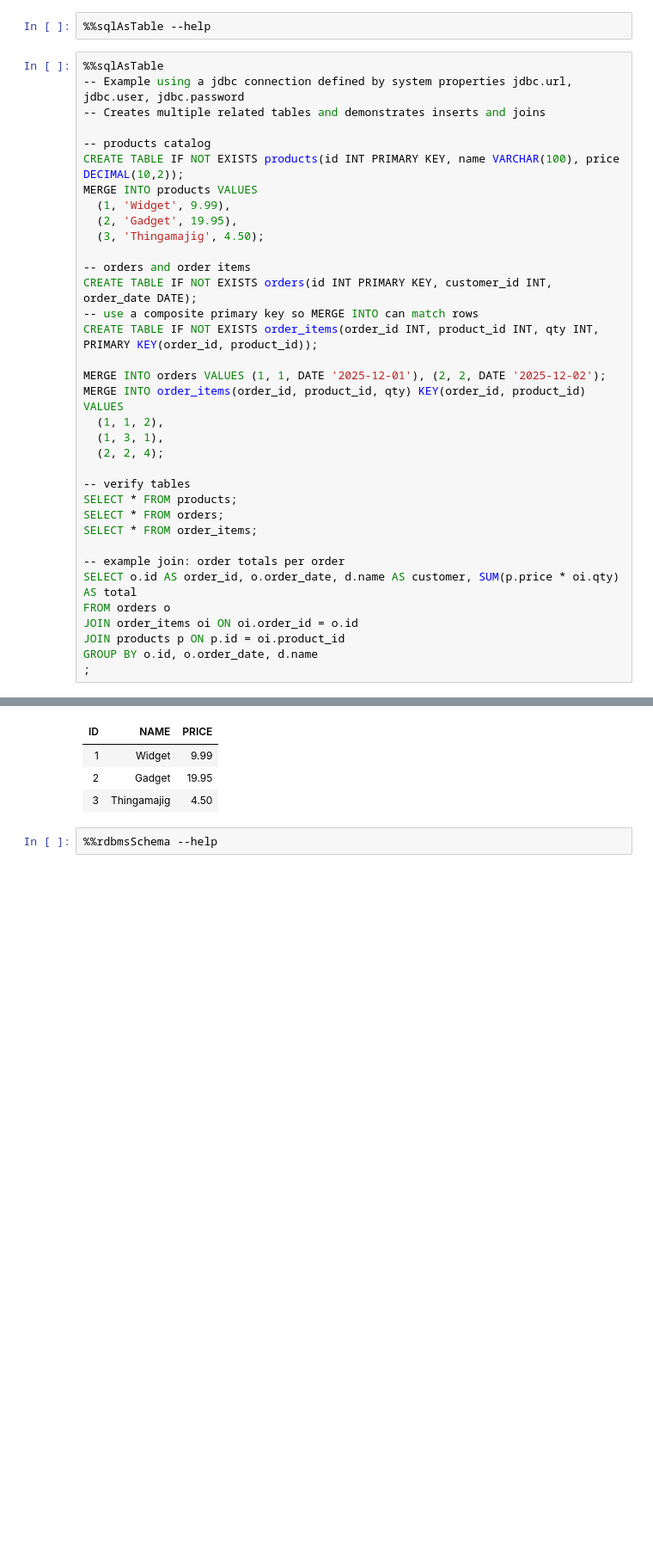
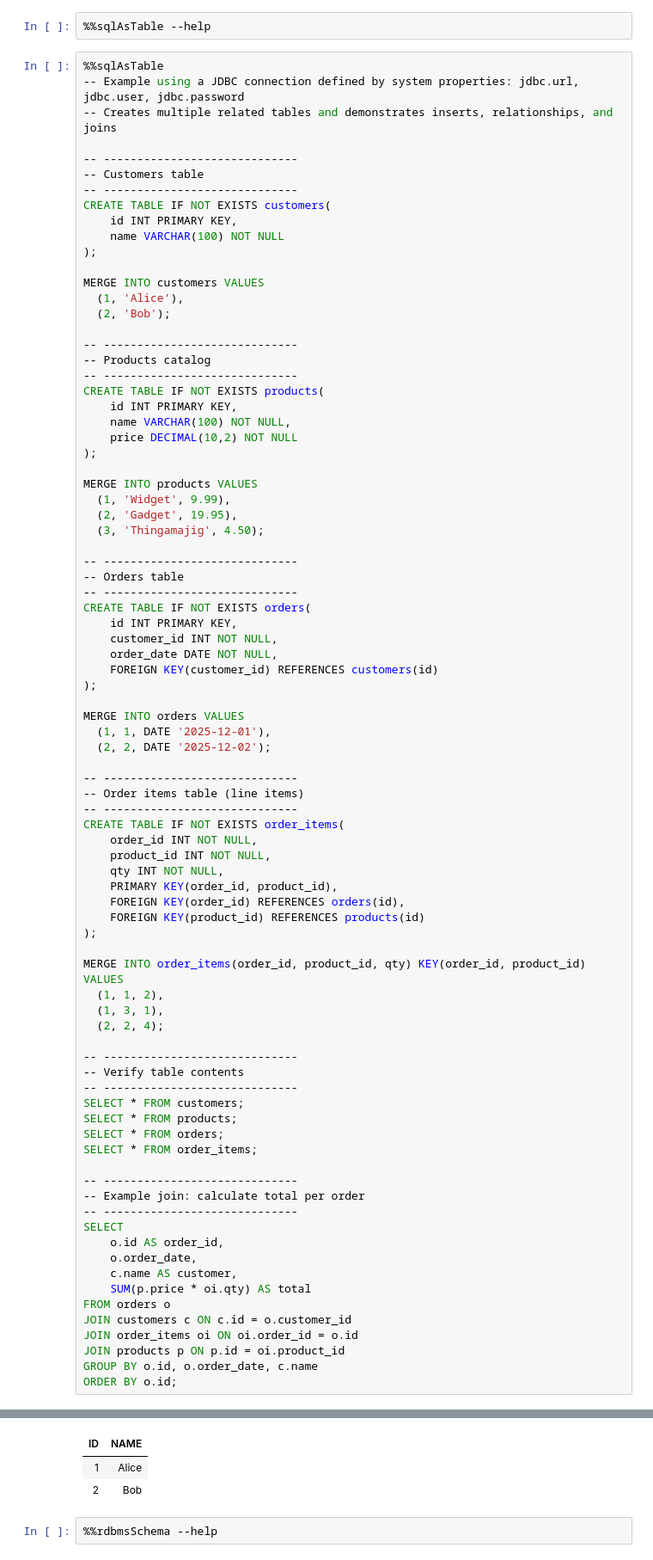
Before and after one commit to ebpro/IJava, a Jupyter notebook: notebooks/magics_demo.ipynb, the cells around one changed output, grey strips where cells are left out. Shown at 86% size. Drawn from its saved outputs; the diff is of its cells as text; blank space fills up the shorter version.

```diff
--- a/notebooks/magics_demo.ipynb
+++ b/notebooks/magics_demo.ipynb
@@ -178,37 +152,86 @@ System.setProperty("jdbc.password", "");
 %%sqlAsTable --help
 # %%
 %%sqlAsTable
--- Example using a jdbc connection defined by system properties jdbc.url, jdbc.user, jdbc.password
--- Creates multiple related tables and demonstrates inserts and joins
+-- Example using a JDBC connection defined by system properties: jdbc.url, jdbc.user, jdbc.password
+-- Creates multiple related tables and demonstrates inserts, relationships, and joins
 
--- products catalog
-CREATE TABLE IF NOT EXISTS products(id INT PRIMARY KEY, name VARCHAR(100), price DECIMAL(10,2));
+-- -----------------------------
+-- Customers table
+-- -----------------------------
+CREATE TABLE IF NOT EXISTS customers(
+    id INT PRIMARY KEY,
+    name VARCHAR(100) NOT NULL
+);
+
+MERGE INTO customers VALUES
+  (1, 'Alice'),
+  (2, 'Bob');
+
+-- -----------------------------
+-- Products catalog
+-- -----------------------------
+CREATE TABLE IF NOT EXISTS products(
+    id INT PRIMARY KEY,
+    name VARCHAR(100) NOT NULL,
+    price DECIMAL(10,2) NOT NULL
+);
+
 MERGE INTO products VALUES
   (1, 'Widget', 9.99),
   (2, 'Gadget', 19.95),
   (3, 'Thingamajig', 4.50);
 
--- orders and order items
-CREATE TABLE IF NOT EXISTS orders(id INT PRIMARY KEY, customer_id INT, order_date DATE);
--- use a composite primary key so MERGE INTO can match rows
-CREATE TABLE IF NOT EXISTS order_items(order_id INT, product_id INT, qty INT, PRIMARY KEY(order_id, product_id));
+-- -----------------------------
+-- Orders table
+-- -----------------------------
+CREATE TABLE IF NOT EXISTS orders(
+    id INT PRIMARY KEY,
+    customer_id INT NOT NULL,
+    order_date DATE NOT NULL,
+    FOREIGN KEY(customer_id) REFERENCES customers(id)
+);
 
-MERGE INTO orders VALUES (1, 1, DATE '2025-12-01'), (2, 2, DATE '2025-12-02');
+MERGE INTO orders VALUES
+  (1, 1, DATE '2025-12-01'),
+  (2, 2, DATE '2025-12-02');
+
+-- -----------------------------
+-- Order items table (line items)
+-- -----------------------------
+CREATE TABLE IF NOT EXISTS order_items(
+    order_id INT NOT NULL,
+    product_id INT NOT NULL,
+    qty INT NOT NULL,
+    PRIMARY KEY(order_id, product_id),
+    FOREIGN KEY(order_id) REFERENCES orders(id),
+    FOREIGN KEY(product_id) REFERENCES products(id)
+);
+
 MERGE INTO order_items(order_id, product_id, qty) KEY(order_id, product_id) VALUES
   (1, 1, 2),
   (1, 3, 1),
   (2, 2, 4);
 
--- verify tables
+-- -----------------------------
+-- Verify table contents
+-- -----------------------------
+SELECT * FROM customers;
 SELECT * FROM products;
 SELECT * FROM orders;
 SELECT * FROM order_items;
 
--- example join: order totals per order
-SELECT o.id AS order_id, o.order_date, d.name AS customer, SUM(p.price * oi.qty) AS total
+-- -----------------------------
+-- Example join: calculate total per order
+-- -----------------------------
+SELECT
+    o.id AS order_id,
+    o.order_date,
+    c.name AS customer,
+    SUM(p.price * oi.qty) AS total
 FROM orders o
+JOIN customers c ON c.id = o.customer_id
 JOIN order_items oi ON oi.order_id = o.id
 JOIN products p ON p.id = oi.product_id
-GROUP BY o.id, o.order_date, d.name
-;
+GROUP BY o.id, o.order_date, c.name
+ORDER BY o.id;
 # %% [output]
@@ -218,7 +246,6 @@ Updated 3 rows
-| ID | NAME | PRICE |
-| 1 | Widget | 9.99 |
-| 2 | Gadget | 19.95 |
-| 3 | Thingamajig | 4.50 |
+| ID | NAME |
+| 1 | Alice |
+| 2 | Bob |
 # %%
 %%rdbmsSchema --help
 # %% [output]
```
Also changed, not shown: parts of 10 cells of this notebook, 4 other files.
